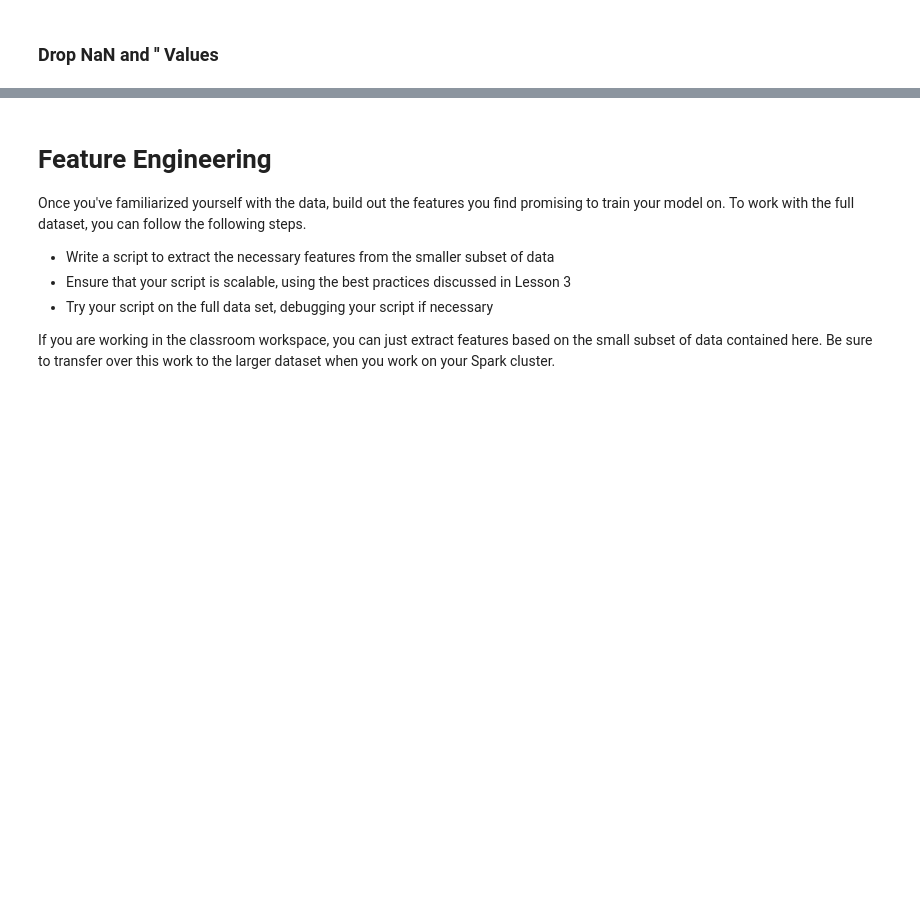
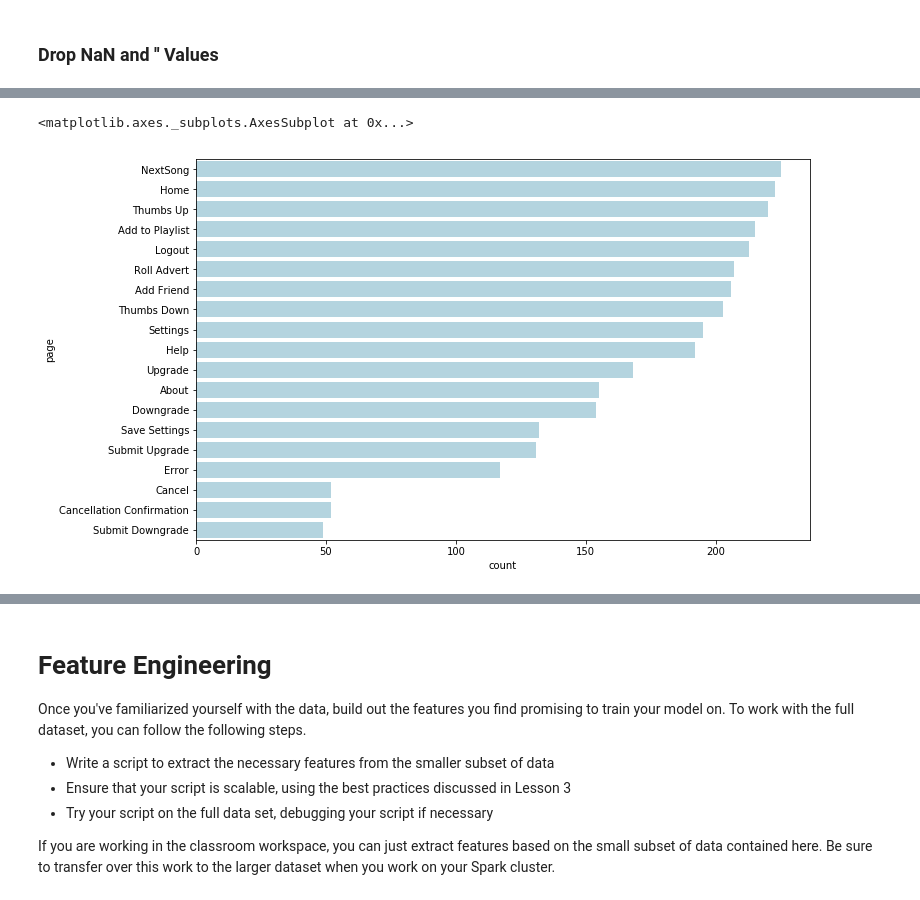
Before and after one commit to pato0301/sparkify_capstone_udacity, a Jupyter notebook: Sparkify.ipynb, the cells around one changed output, grey strips where cells are left out. Saved outputs shown, nothing was run; the diff lists cells and outputs as text; code cells hidden in the pictures; blank space fills up the shorter version.

```diff
--- a/Sparkify.ipynb
+++ b/Sparkify.ipynb
@@ -78,0 +174,8 @@ df_cleaned.take(1)
+# %%
+page_data = spark.sql('''
+        SELECT page, COUNT(DISTINCT userId) as count
+        FROM Sparkify_local_cleaned
+        GROUP BY 1
+         ORDER BY count DESC
+''')
+page_data.show()
@@ -78,0 +200,4 @@ df_cleaned.take(1)
+# %%
+page_count_df = page_data.toPandas()
+type(page_count_df)
+page_count_df.head()
@@ -78,0 +211,7 @@ df_cleaned.take(1)
+# %%
+# Instantiate plot
+fig, ax = plt.subplots(1, 1, figsize=(11, 7))
+sns.barplot(data=page_count_df, y='page', x='count', ax=ax, color='lightblue')
+# %% [output]
+<matplotlib.axes._subplots.AxesSubplot at 0x...>
+[figure, added]
```
Also changed, not shown: parts of 37 cells of this notebook.
